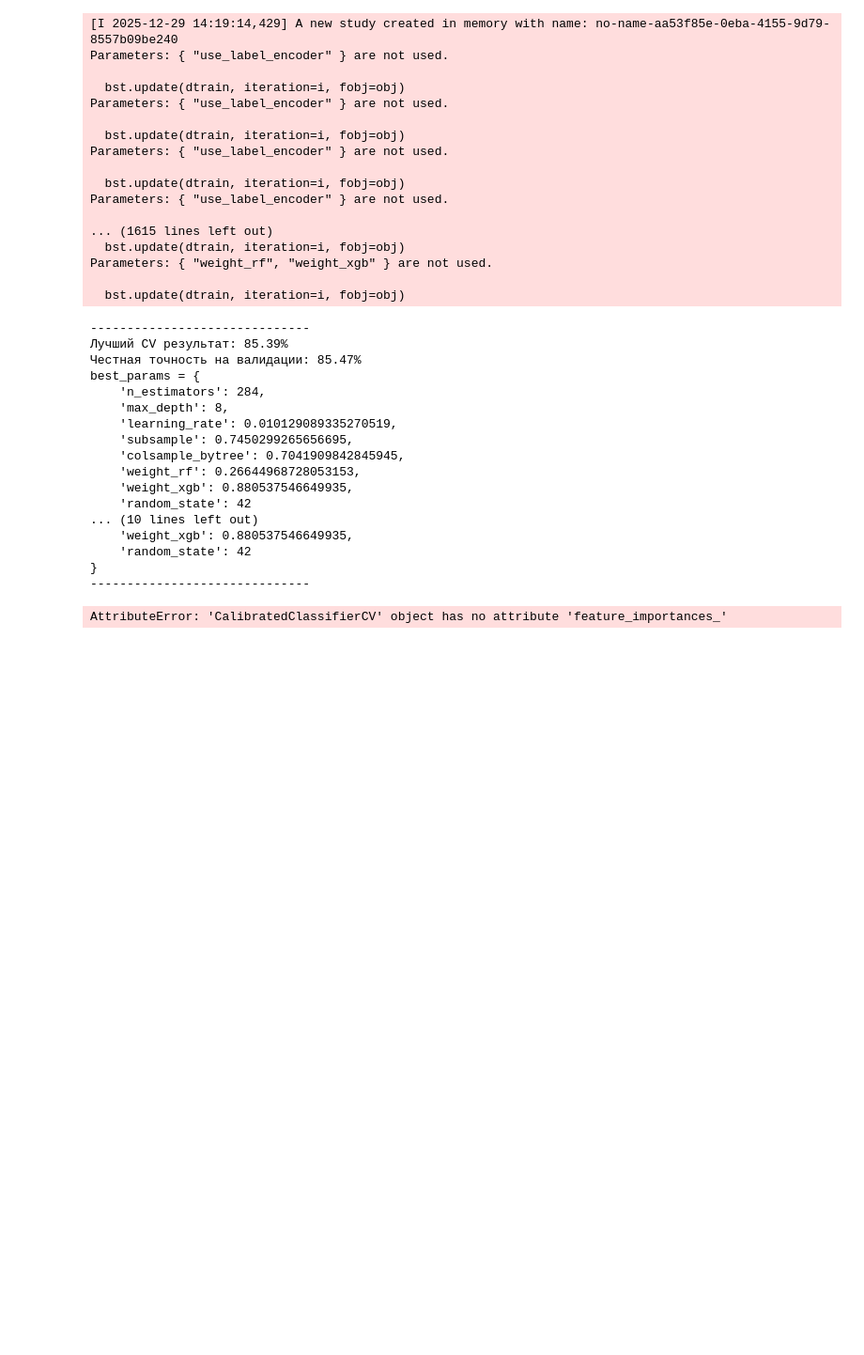
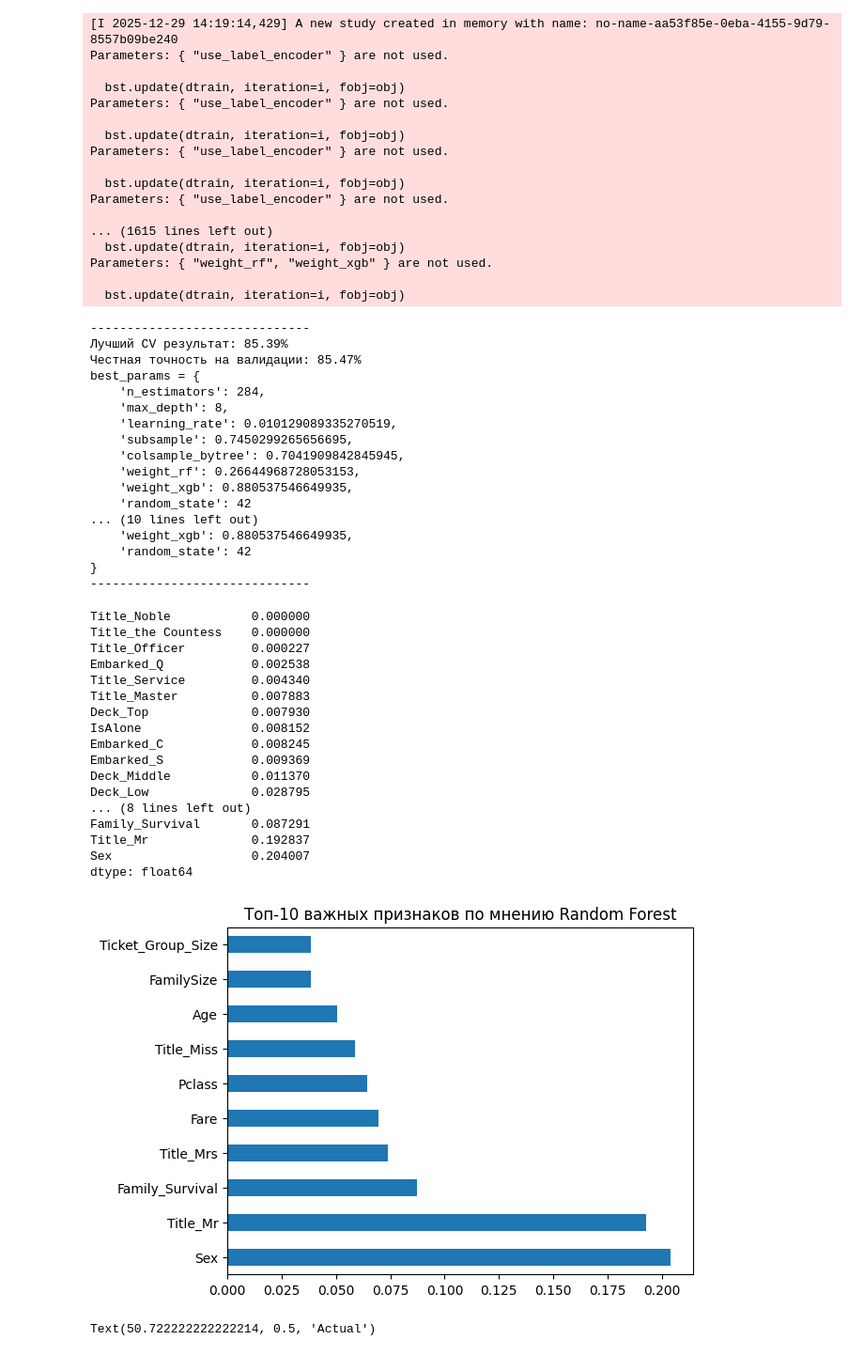
Before and after one commit to erj2231/notebooks-on-ml, a Jupyter notebook: TITANIC/TITANIC.ipynb, the cells around one changed output. Shown: that part at 94% size. Cells and saved outputs as stored; diff of their text form; code cells hidden in the pictures; blank space fills up the shorter version.

```diff
--- a/TITANIC/TITANIC.ipynb
+++ b/TITANIC/TITANIC.ipynb
@@ -134,6 +134,9 @@ def objective(trial):
 study = optuna.create_study(direction='maximize')
 study.optimize(objective, n_trials=50)
 
+xgb_best_params = study.best_params.copy()
+w_rf = xgb_best_params.pop('weight_rf')
+w_xgb = xgb_best_params.pop('weight_xgb')
 best_xgb = XGBClassifier(**study.best_params, random_state=42)
 best_rf = RandomForestClassifier(n_estimators=370, max_depth=6, min_samples_split=12, min_samples_leaf=4, random_state=42)
 
@@ -143,7 +146,7 @@ calibrated_rf = CalibratedClassifierCV(best_rf, method='sigmoid', cv=5)
 final_model = VotingClassifier(
     estimators=[('rf', calibrated_rf), ('xgb', calibrated_xgb)],
     voting='soft',
-    weights=[study.best_params['weight_rf'], study.best_params['weight_xgb']]
+    weights=[w_rf, w_xgb]
 )
 final_model.fit(X_train, y_train)
 print("-" * 30)
@@ -196,24 +199,43 @@ best_params = {
 # %%
 import matplotlib.pyplot as plt
 from sklearn.metrics import confusion_matrix
 import seaborn as sns
+best_rf.fit(X_train, y_train)
 
-importances = pd.Series(final_model.named_estimators_['rf'].feature_importances_, index=X_train.columns)
+importances = pd.Series(best_rf.feature_importances_, index=X_train.columns)
 print(importances.sort_values(ascending=True).head(40))
 importances.nlargest(10).plot(kind='barh')
 plt.title('Топ-10 важных признаков по мнению Random Forest')
 plt.show()
 
 errors_df = val_df_raw.copy()
 errors_df['Actual'] = val_df_raw['Survived']
 errors_df['Predicted'] = final_model.predict(X_val)
 errors = errors_df[errors_df['Actual'] != errors_df['Predicted']]
 errors.head(10)
 
 y_probs = final_model.predict_proba(X_val)[:, 1]
 y_pred_custom = (y_probs >= 0.5).astype(int)
 sns.heatmap(confusion_matrix(y_val, y_pred_custom), annot=True, fmt='d', cmap='Blues')
 plt.xlabel('Predicted')
 plt.ylabel('Actual')
 # %% [output]
-AttributeError: 'CalibratedClassifierCV' object has no attribute 'feature_importances_'
+Title_Noble           0.000000
+Title_the Countess    0.000000
+Title_Officer         0.000227
+Embarked_Q            0.002538
+Title_Service         0.004340
+Title_Master          0.007883
+Deck_Top              0.007930
+IsAlone               0.008152
+Embarked_C            0.008245
+Embarked_S            0.009369
+Deck_Middle           0.011370
+Deck_Low              0.028795
+... (8 lines left out)
+Family_Survival       0.087291
+Title_Mr              0.192837
+Sex                   0.204007
+dtype: float64
+[figure, added]
+Text(50.722222222222214, 0.5, 'Actual')
```
Also changed, not shown: parts of 1 cell of this notebook, 2 other files.
